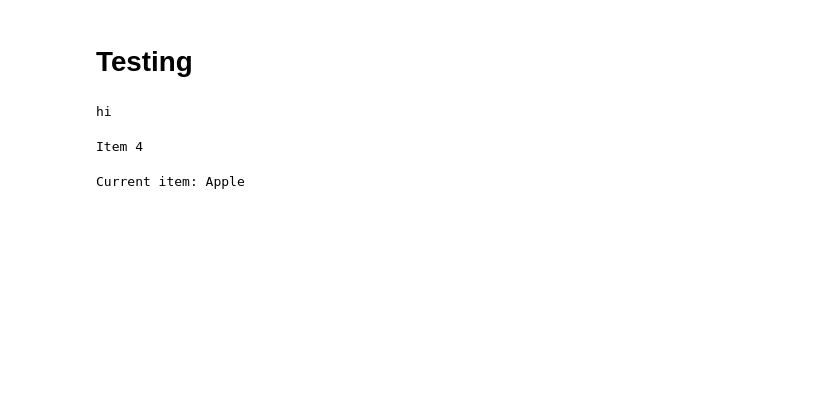
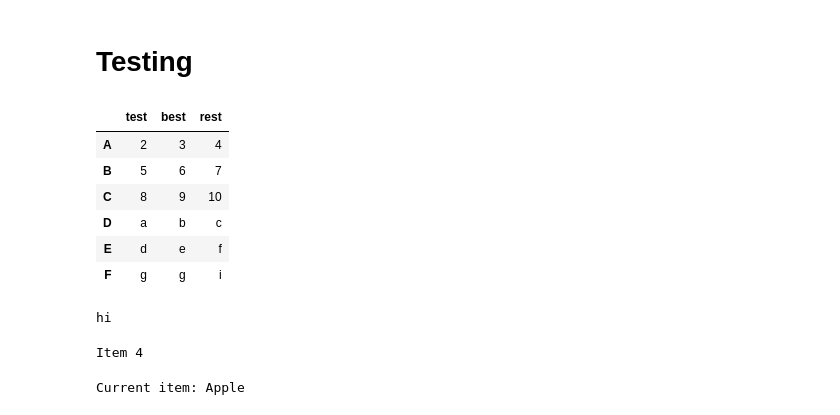
Before and after one commit to AlbertWKing/FL_Ins, a Jupyter notebook: data_import.ipynb, the cells around one changed output. Drawn from its saved outputs; the diff is of its cells as text; code cells hidden in the pictures; blank space fills up the shorter version.

```diff
--- a/data_import.ipynb
+++ b/data_import.ipynb
@@ -565,5 +527,31 @@ temp
 # %% [markdown]
 # Testing
+# %%
+temp_a_dict = {'A':[2,3,4],"B":[5,6,7],"C":[8,9,10]}
+temp_b_dict = {'D':['a','b','c'],"E":['d','e','f'],"F":['g','g','i']}
+
+col_a = ['test','best','rest']
+col_b = ['bat','cat','hat']
+
+dfa = pd.DataFrame.from_dict(temp_a_dict, orient = "index", columns = col_a)
+dfb = pd.DataFrame.from_dict(temp_b_dict, orient = "index", columns = col_b)
+
+display(dfa)
+display(dfb)
+
+dfb.columns = col_a
+a_plus_b = pd.concat([dfa, dfb], axis = 0)
+a_plus_b
+
+a_plus_b.columns
+# %% [output]
+|  | test | best | rest |
+| A | 2 | 3 | 4 |
+| B | 5 | 6 | 7 |
+| C | 8 | 9 | 10 |
+| D | a | b | c |
+| E | d | e | f |
+| F | g | g | i |
 # %%
 test = 'this is a test string thingy line'
 if "hi" in test:
```
Also changed, not shown: parts of 6 cells of this notebook.
